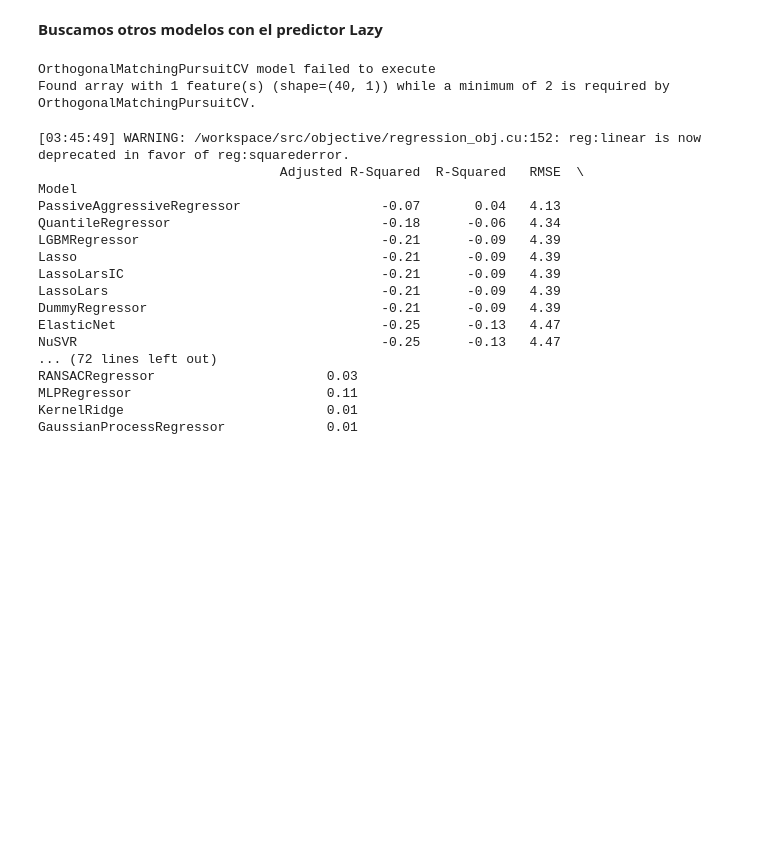
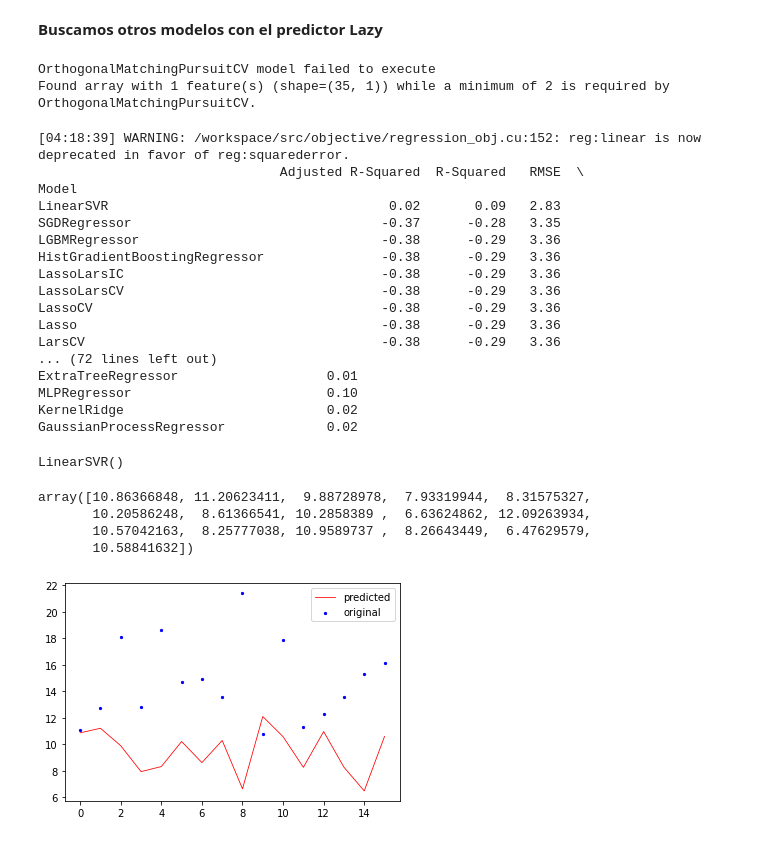
Before and after one commit to 12Nepo/TI3002C, a Jupyter notebook: Predictor_Lazy.ipynb, the cells around one changed output. Drawn from its saved outputs; the diff is of its cells as text; code cells hidden in the pictures; blank space fills up the shorter version.

```diff
--- a/Predictor_Lazy.ipynb
+++ b/Predictor_Lazy.ipynb
@@ -51,7 +52,7 @@ X= Vars_Indep
 y= Var_Dep
 # %%
 #Dividimos el conjunto de datos en la parte de entrenamiento y prueba:
-X_train, X_test, y_train, y_test = train_test_split(X, y, test_size=0.2, random_state =123)
+X_train, X_test, y_train, y_test = train_test_split(X, y, test_size=0.3, random_state =None)
 # %%
 #Vamos a crear un objeto de la clase LazyRegressor:
 reg = LazyRegressor(verbose=0, ignore_warnings=False, custom_metric = None)
@@ -62,21 +63,21 @@ models, predictions = reg.fit(X_train, X_test, y_train, y_test)
 print(models)
 # %% [output]
 OrthogonalMatchingPursuitCV model failed to execute
-Found array with 1 feature(s) (shape=(40, 1)) while a minimum of 2 is required by OrthogonalMatchingPursuitCV.
+Found array with 1 feature(s) (shape=(35, 1)) while a minimum of 2 is required by OrthogonalMatchingPursuitCV.
-[03:45:49] WARNING: /workspace/src/objective/regression_obj.cu:152: reg:linear is now deprecated in favor of reg:squarederror.
+[04:18:39] WARNING: /workspace/src/objective/regression_obj.cu:152: reg:linear is now deprecated in favor of reg:squarederror.
                                Adjusted R-Squared  R-Squared   RMSE  \
 Model
-PassiveAggressiveRegressor                  -0.07       0.04   4.13
-QuantileRegressor                           -0.18      -0.06   4.34
-LGBMRegressor                               -0.21      -0.09   4.39
-Lasso                                       -0.21      -0.09   4.39
-LassoLarsIC                                 -0.21      -0.09   4.39
-LassoLars                                   -0.21      -0.09   4.39
-DummyRegressor                              -0.21      -0.09   4.39
-ElasticNet                                  -0.25      -0.13   4.47
-NuSVR                                       -0.25      -0.13   4.47
+LinearSVR                                    0.02       0.09   2.83
+SGDRegressor                                -0.37      -0.28   3.35
+LGBMRegressor                               -0.38      -0.29   3.36
+HistGradientBoostingRegressor               -0.38      -0.29   3.36
+LassoLarsIC                                 -0.38      -0.29   3.36
+LassoLarsCV                                 -0.38      -0.29   3.36
+LassoCV                                     -0.38      -0.29   3.36
+Lasso                                       -0.38      -0.29   3.36
+LarsCV                                      -0.38      -0.29   3.36
 ... (72 lines left out)
-RANSACRegressor                      0.03
-MLPRegressor                         0.11
-KernelRidge                          0.01
-GaussianProcessRegressor             0.01
+ExtraTreeRegressor                   0.01
+MLPRegressor                         0.10
+KernelRidge                          0.02
+GaussianProcessRegressor             0.02
@@ -82,0 +88,15 @@ GaussianProcessRegressor             0.01
+# %%
+#Ajustamos el modelo con los parámetros por default
+L_SVR = LinearSVR()
+L_SVR.fit(X_train, y_train)
+# %% [output]
+LinearSVR()
+# %%
+#Obtenemos datos predecidos
+ypred = L_SVR.predict(X_test)
+ypred
+# %% [output]
+array([10.86366848, 11.20623411,  9.88728978,  7.93319944,  8.31575327,
+       10.20586248,  8.61366541, 10.2858389 ,  6.63624862, 12.09263934,
+       10.57042163,  8.25777038, 10.9589737 ,  8.26643449,  6.47629579,
+       10.58841632])
@@ -82,0 +107,9 @@ GaussianProcessRegressor             0.01
+# %%
+#Obtenemos la gráfica de la predicción
+x_ax = range(len(y_test))
+plt.scatter(x_ax, y_test, s=5, color="blue", label="original")
+plt.plot(x_ax, ypred, lw=0.8, color="red", label="predicted")
+plt.legend()
+plt.show()
+# %% [output]
+[figure, added]
```
Also changed, not shown: parts of 4 cells of this notebook.
